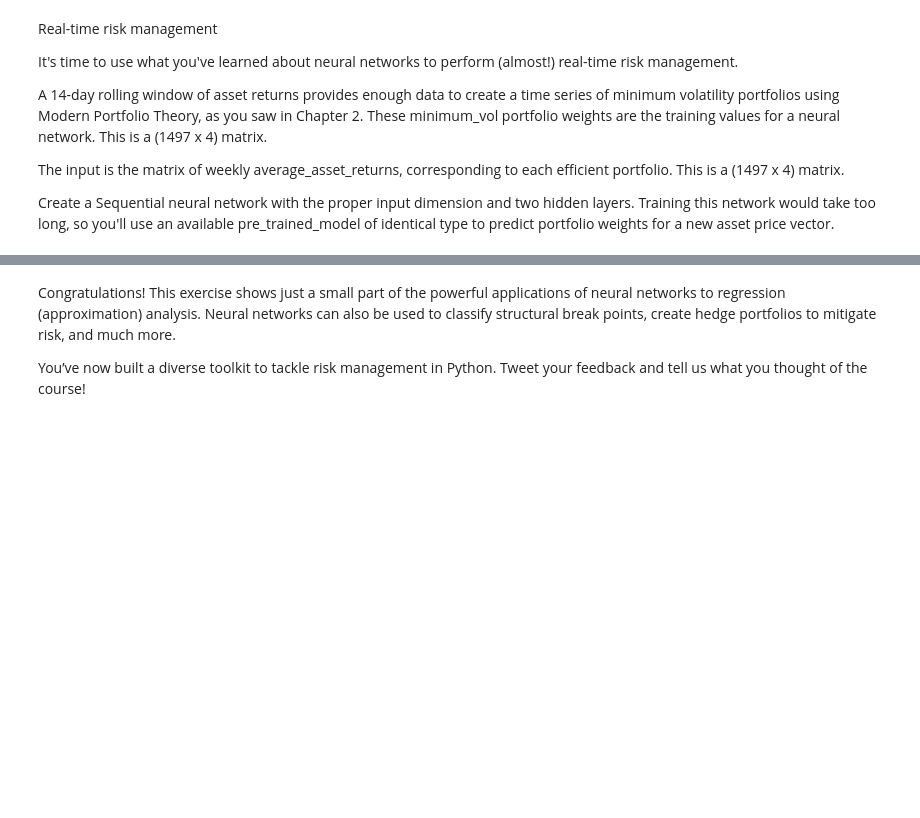
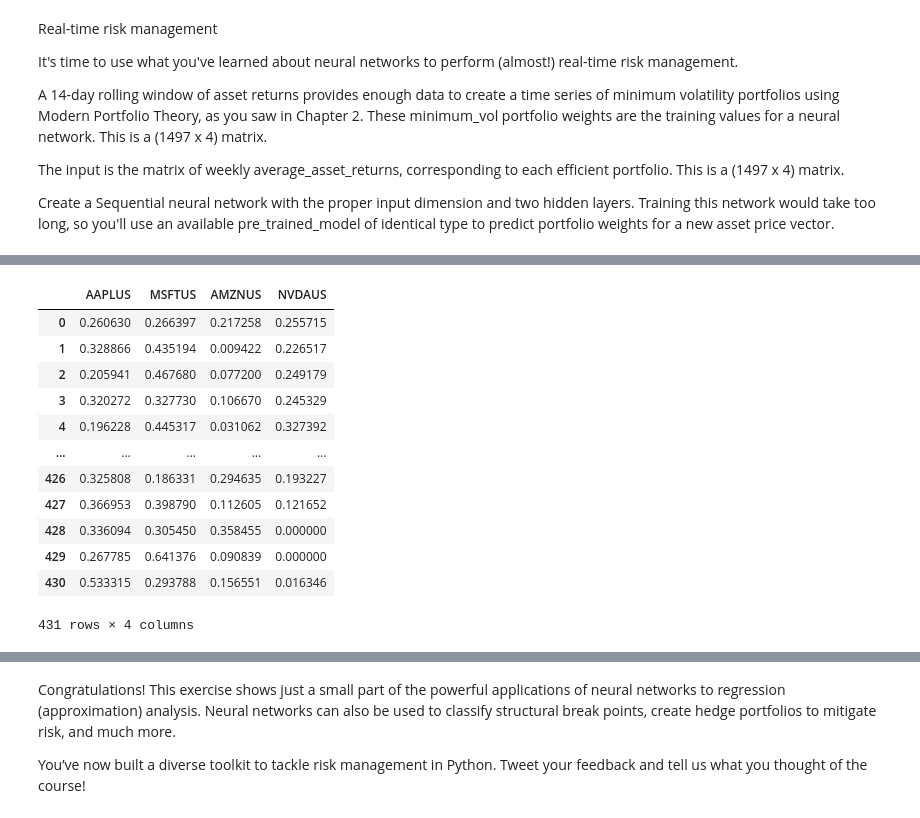
Before and after one commit to TGusciora/Python, a Jupyter notebook: TG_Praca_MGR_Portfel/TG_Praca_MGR_portfel.ipynb, the cells around one changed output, grey strips where cells are left out. Drawn from its saved outputs; the diff is of its cells as text; code cells hidden in the pictures; blank space fills up the shorter version.

```diff
--- a/TG_Praca_MGR_Portfel/TG_Praca_MGR_portfel.ipynb
+++ b/TG_Praca_MGR_Portfel/TG_Praca_MGR_portfel.ipynb
@@ -2068,0 +2039,16 @@ OrderedDict([('AAPLUS', 0.2416364593910352), ('MSFTUS', 0.6899672898961998), ('A
+# %%
+y_train
+# %% [output]
+|  | AAPLUS | MSFTUS | AMZNUS | NVDAUS |
+| 0 | 0.260630 | 0.266397 | 0.217258 | 0.255715 |
+| 1 | 0.328866 | 0.435194 | 0.009422 | 0.226517 |
+| 2 | 0.205941 | 0.467680 | 0.077200 | 0.249179 |
+| 3 | 0.320272 | 0.327730 | 0.106670 | 0.245329 |
+| 4 | 0.196228 | 0.445317 | 0.031062 | 0.327392 |
+| ... | ... | ... | ... | ... |
+| 426 | 0.325808 | 0.186331 | 0.294635 | 0.193227 |
+| 427 | 0.366953 | 0.398790 | 0.112605 | 0.121652 |
+| 428 | 0.336094 | 0.305450 | 0.358455 | 0.000000 |
+| 429 | 0.267785 | 0.641376 | 0.090839 | 0.000000 |
+| 430 | 0.533315 | 0.293788 | 0.156551 | 0.016346 |
+431 rows × 4 columns
```
Also changed, not shown: parts of 65 cells of this notebook.
